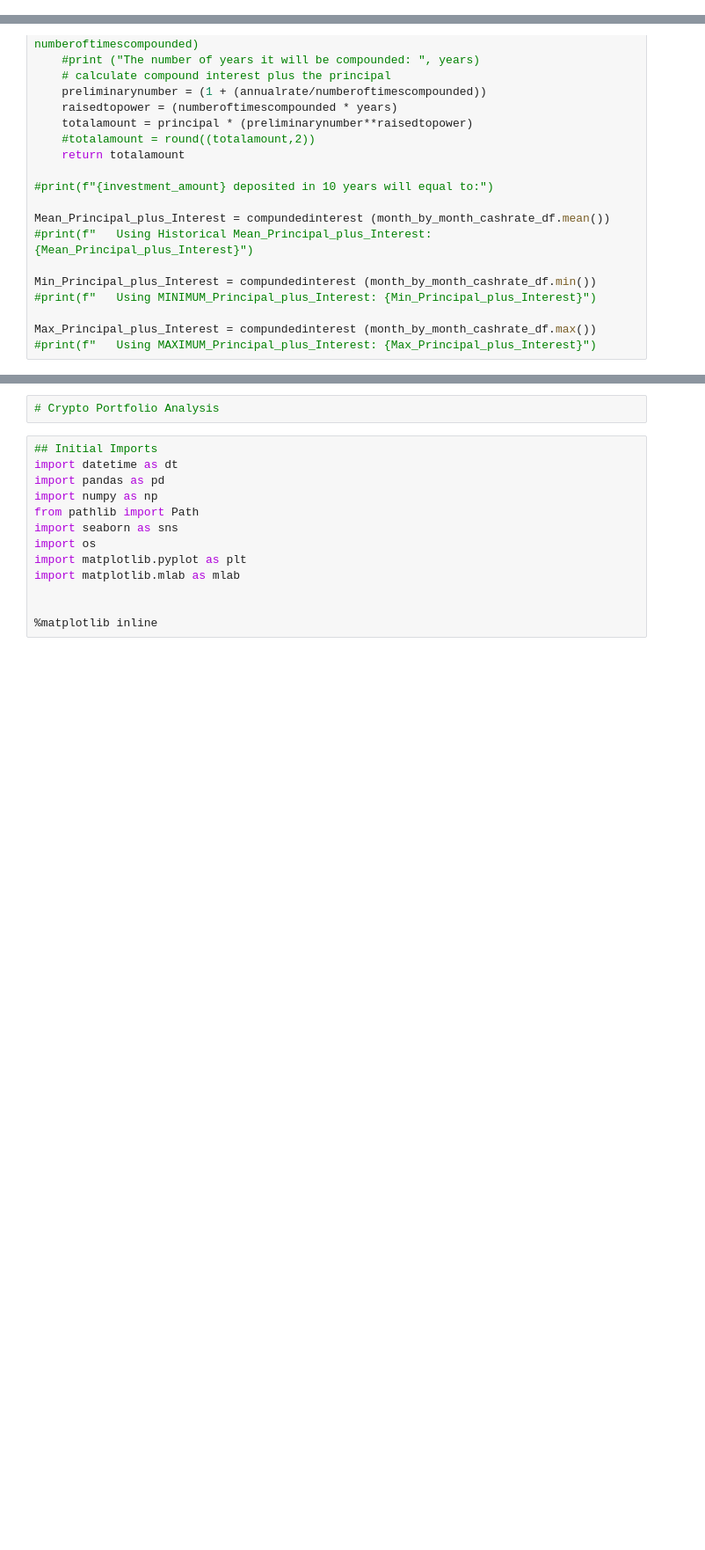
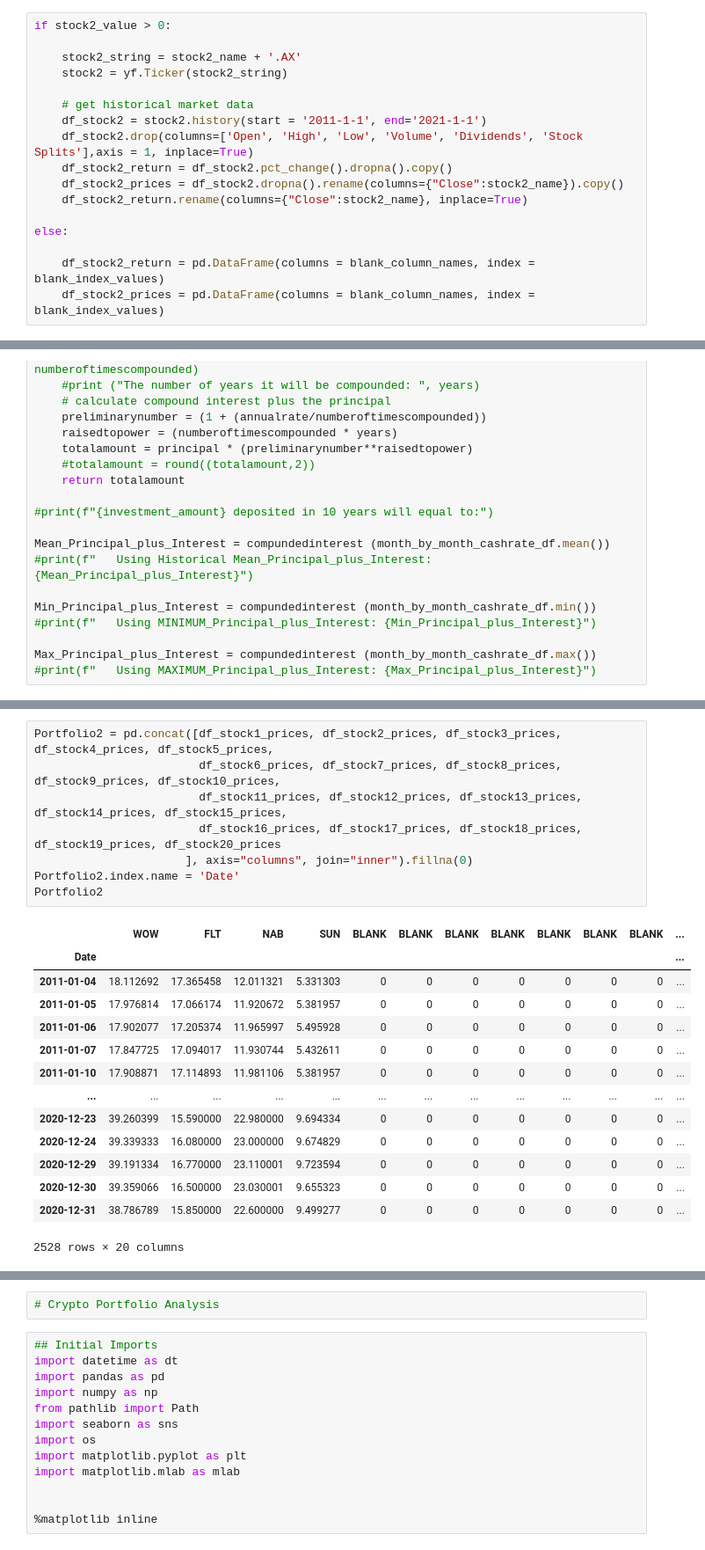
Before and after one commit to sreenivaskalva-2021/MonashFintech2021Project1, a Jupyter notebook: Base_Script.ipynb, the cells around one changed output, grey strips where cells are left out. Shown: that part at 88% size. Cells and saved outputs as stored; diff of their text form; blank space fills up the shorter version.

```diff
--- a/Base_Script.ipynb
+++ b/Base_Script.ipynb
@@ -757,0 +308,17 @@ df_stock20_return.head()
+# %%
+if stock2_value > 0:
+
+    stock2_string = stock2_name + '.AX'
+    stock2 = yf.Ticker(stock2_string)
+
+    # get historical market data
+    df_stock2 = stock2.history(start = '2011-1-1', end='2021-1-1')
+    df_stock2.drop(columns=['Open', 'High', 'Low', 'Volume', 'Dividends', 'Stock Splits'],axis = 1, inplace=True)
+    df_stock2_return = df_stock2.pct_change().dropna().copy()
+    df_stock2_prices = df_stock2.dropna().rename(columns={"Close":stock2_name}).copy()
+    df_stock2_return.rename(columns={"Close":stock2_name}, inplace=True)
+
+else:
+
+    df_stock2_return = pd.DataFrame(columns = blank_column_names, index = blank_index_values)
+    df_stock2_prices = pd.DataFrame(columns = blank_column_names, index = blank_index_values)
@@ -893,0 +931,23 @@ print(final_investment_worth)
+# %%
+Portfolio2 = pd.concat([df_stock1_prices, df_stock2_prices, df_stock3_prices, df_stock4_prices, df_stock5_prices,
+                        df_stock6_prices, df_stock7_prices, df_stock8_prices, df_stock9_prices, df_stock10_prices,
+                        df_stock11_prices, df_stock12_prices, df_stock13_prices, df_stock14_prices, df_stock15_prices,
+                        df_stock16_prices, df_stock17_prices, df_stock18_prices, df_stock19_prices, df_stock20_prices
+                      ], axis="columns", join="inner").fillna(0)
+Portfolio2.index.name = 'Date'
+Portfolio2
+# %% [output]
+|  | WOW | FLT | NAB | SUN | BLANK | BLANK | BLANK | BLANK | BLANK | BLANK | BLANK | ... |
+| Date |  |  |  |  |  |  |  |  |  |  |  | ... |
+| 2011-01-04 | 18.112692 | 17.365458 | 12.011321 | 5.331303 | 0 | 0 | 0 | 0 | 0 | 0 | 0 | ... |
+| 2011-01-05 | 17.976814 | 17.066174 | 11.920672 | 5.381957 | 0 | 0 | 0 | 0 | 0 | 0 | 0 | ... |
+| 2011-01-06 | 17.902077 | 17.205374 | 11.965997 | 5.495928 | 0 | 0 | 0 | 0 | 0 | 0 | 0 | ... |
+| 2011-01-07 | 17.847725 | 17.094017 | 11.930744 | 5.432611 | 0 | 0 | 0 | 0 | 0 | 0 | 0 | ... |
+| 2011-01-10 | 17.908871 | 17.114893 | 11.981106 | 5.381957 | 0 | 0 | 0 | 0 | 0 | 0 | 0 | ... |
+| ... | ... | ... | ... | ... | ... | ... | ... | ... | ... | ... | ... | ... |
+| 2020-12-23 | 39.260399 | 15.590000 | 22.980000 | 9.694334 | 0 | 0 | 0 | 0 | 0 | 0 | 0 | ... |
+| 2020-12-24 | 39.339333 | 16.080000 | 23.000000 | 9.674829 | 0 | 0 | 0 | 0 | 0 | 0 | 0 | ... |
+| 2020-12-29 | 39.191334 | 16.770000 | 23.110001 | 9.723594 | 0 | 0 | 0 | 0 | 0 | 0 | 0 | ... |
+| 2020-12-30 | 39.359066 | 16.500000 | 23.030001 | 9.655323 | 0 | 0 | 0 | 0 | 0 | 0 | 0 | ... |
+| 2020-12-31 | 38.786789 | 15.850000 | 22.600000 | 9.499277 | 0 | 0 | 0 | 0 | 0 | 0 | 0 | ... |
+2528 rows × 20 columns
```
Also changed, not shown: parts of 57 cells of this notebook.
